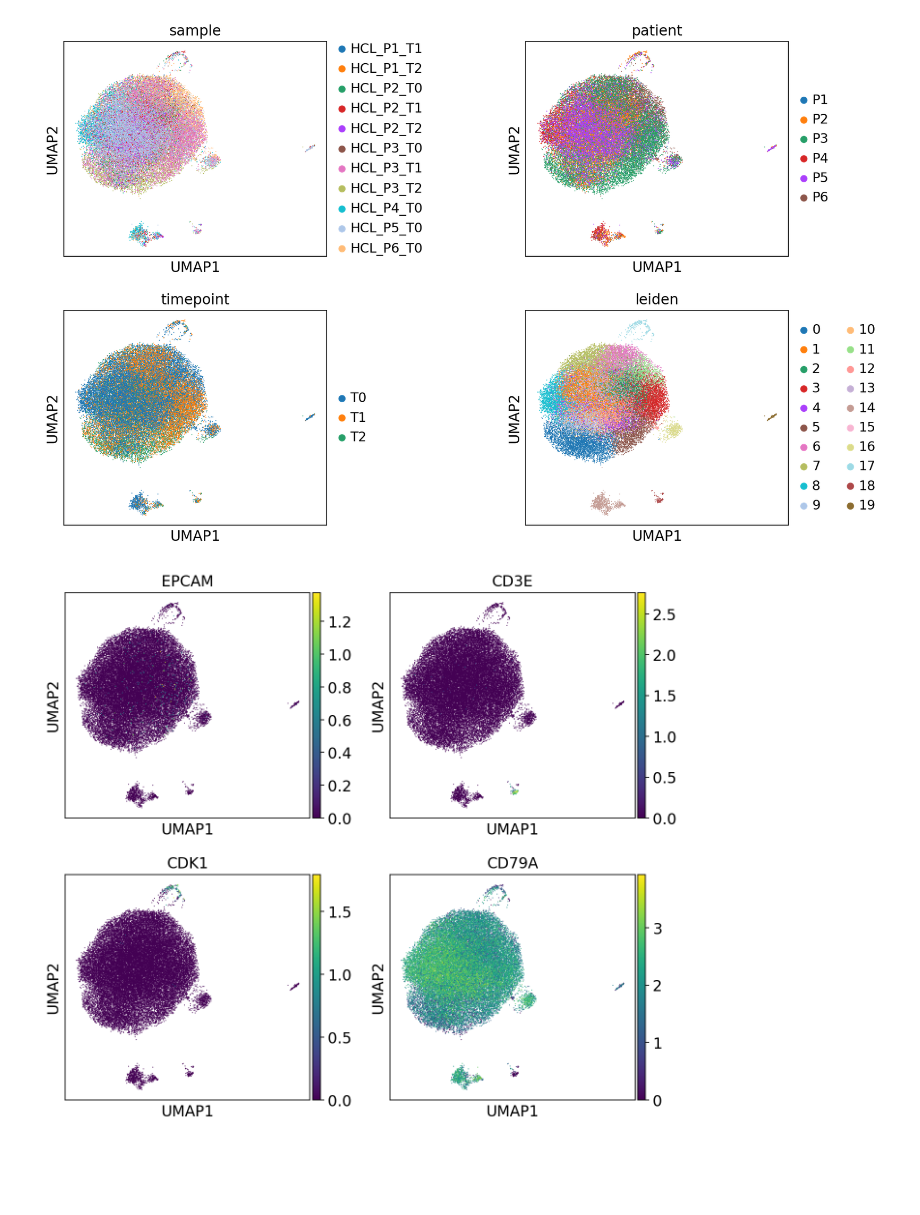
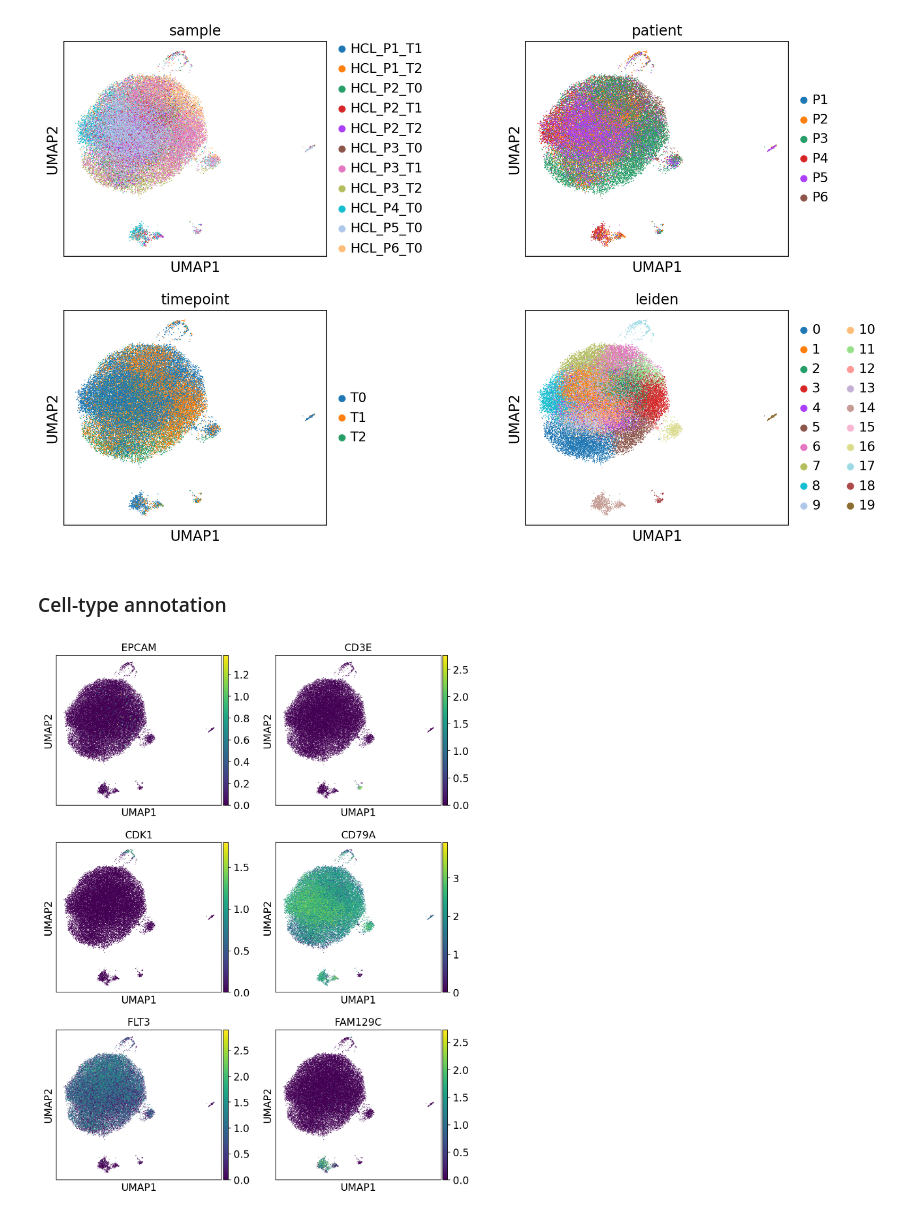
Before and after one commit to icbi-lab/hcl_atlas, a Jupyter notebook: analyses/30_merge_adata/merge_adatas.ipynb, the cells around one changed output. Cells and saved outputs as stored; diff of their text form; code cells hidden in the pictures; blank space fills up the shorter version.

```diff
--- a/analyses/30_merge_adata/merge_adatas.ipynb
+++ b/analyses/30_merge_adata/merge_adatas.ipynb
@@ -8,7 +9,10 @@ import pandas as pd
 # %%
 patient_data = pd.read_csv("../../tables/patient_data.csv")
 # %%
-adatas = [sc.read_h5ad(f) for f in glob("../../data/20_scrnaseq_qc/01_qc_and_filtering/**/*.h5ad")]
+adatas = [
+    sc.read_h5ad(f)
+    for f in glob("../../data/20_scrnaseq_qc/01_qc_and_filtering/**/*.h5ad")
+]
 # %%
 adata = anndata.concat(adatas, index_unique="_")
 adata.layers["raw_counts"] = adata.X.copy()
@@ -23,7 +27,11 @@ patient_data
 | 4 | P5 | male | 56 | caucasian | long_term |
 | 5 | P6 | male | 71 | caucasian | long_term |
 # %%
-adata.obs = adata.obs.reset_index().merge(patient_data, how='left', left_on="patient", right_on="patient_id").set_index("cell_id")
+adata.obs = (
+    adata.obs.reset_index()
+    .merge(patient_data, how="left", left_on="patient", right_on="patient_id")
+    .set_index("cell_id")
+)
 # %%
 adata_scvi = adata.copy()
 # %%
@@ -164,7 +180,9 @@ adata = adata[adata_scvi.obs_names, :].copy()
 adata.obsm["X_umap_uncorrected"] = adata.obsm["X_umap"]
 adata.obsm["X_umap"] = adata_scvi.obsm["X_umap"]
 adata.obsm["X_scVI"] = adata_scvi.obsm["X_scVI"]
+# %% [markdown]
+### Cell-type annotation
 # %%
-sc.pl.umap(adata, color=["EPCAM", "CD3E", "CDK1", "CD79A"], ncols=2)
+sc.pl.umap(adata, color=["EPCAM", "CD3E", "CDK1", "CD79A", "FLT3", "FAM129C"], ncols=2)
 # %% [output]
-[figure, old version]
+[figure, new version]
```
Also changed, not shown: parts of 10 cells of this notebook, 10 other files.
